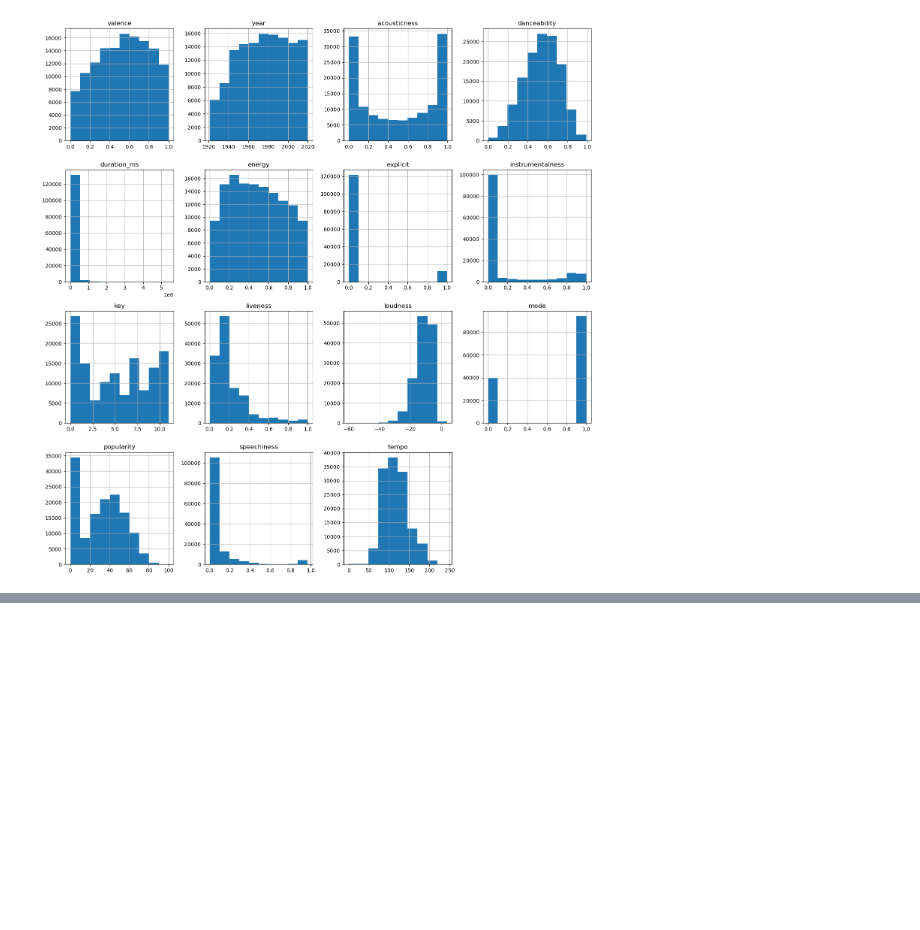
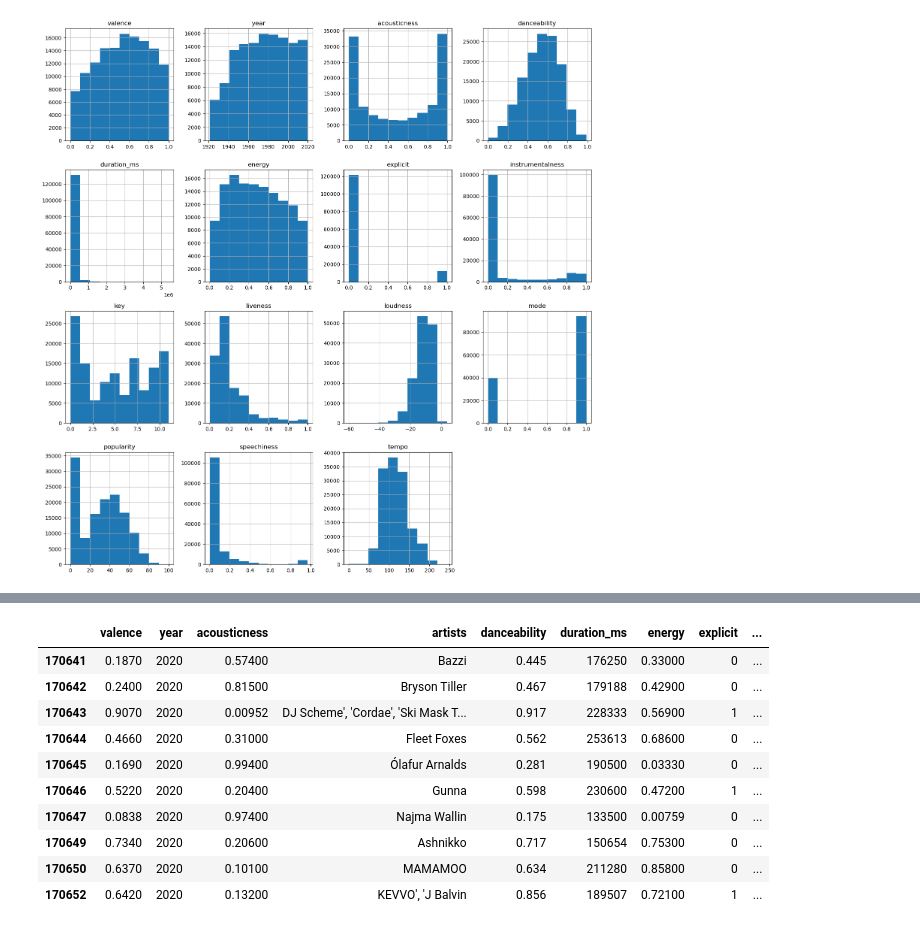
Before and after one commit to sarsteg/music-recommendations-machine-learning, a Jupyter notebook: Cleaning-Exploration/data.ipynb, the cells around one changed output, grey strips where cells are left out. Saved outputs shown, nothing was run; the diff lists cells and outputs as text; code cells hidden in the pictures; blank space fills up the shorter version.

```diff
--- a/Cleaning-Exploration/data.ipynb
+++ b/Cleaning-Exploration/data.ipynb
@@ -135,0 +187,19 @@ plt.show()
+# %%
+# Remove "['" and "']" from data[artists]
+data['artists'] = data['artists'].apply(lambda x: x.replace('[', '').replace(']',''))
+data['artists'] = data['artists'].str.replace(r"^'|'$", "")
+# %%
+# Show Data
+data.tail(10)
+# %% [output]
+|  | valence | year | acousticness | artists | danceability | duration_ms | energy | explicit | ... |
+| 170641 | 0.1870 | 2020 | 0.57400 | Bazzi | 0.445 | 176250 | 0.33000 | 0 | ... |
+| 170642 | 0.2400 | 2020 | 0.81500 | Bryson Tiller | 0.467 | 179188 | 0.42900 | 0 | ... |
+| 170643 | 0.9070 | 2020 | 0.00952 | DJ Scheme', 'Cordae', 'Ski Mask T... | 0.917 | 228333 | 0.56900 | 1 | ... |
+| 170644 | 0.4660 | 2020 | 0.31000 | Fleet Foxes | 0.562 | 253613 | 0.68600 | 0 | ... |
+| 170645 | 0.1690 | 2020 | 0.99400 | Ólafur Arnalds | 0.281 | 190500 | 0.03330 | 0 | ... |
+| 170646 | 0.5220 | 2020 | 0.20400 | Gunna | 0.598 | 230600 | 0.47200 | 1 | ... |
+| 170647 | 0.0838 | 2020 | 0.97400 | Najma Wallin | 0.175 | 133500 | 0.00759 | 0 | ... |
+| 170649 | 0.7340 | 2020 | 0.20600 | Ashnikko | 0.717 | 150654 | 0.75300 | 0 | ... |
+| 170650 | 0.6370 | 2020 | 0.10100 | MAMAMOO | 0.634 | 211280 | 0.85800 | 0 | ... |
+| 170652 | 0.6420 | 2020 | 0.13200 | KEVVO', 'J Balvin | 0.856 | 189507 | 0.72100 | 1 | ... |
```
Also changed, not shown: parts of 5 cells of this notebook, 2 other files.
